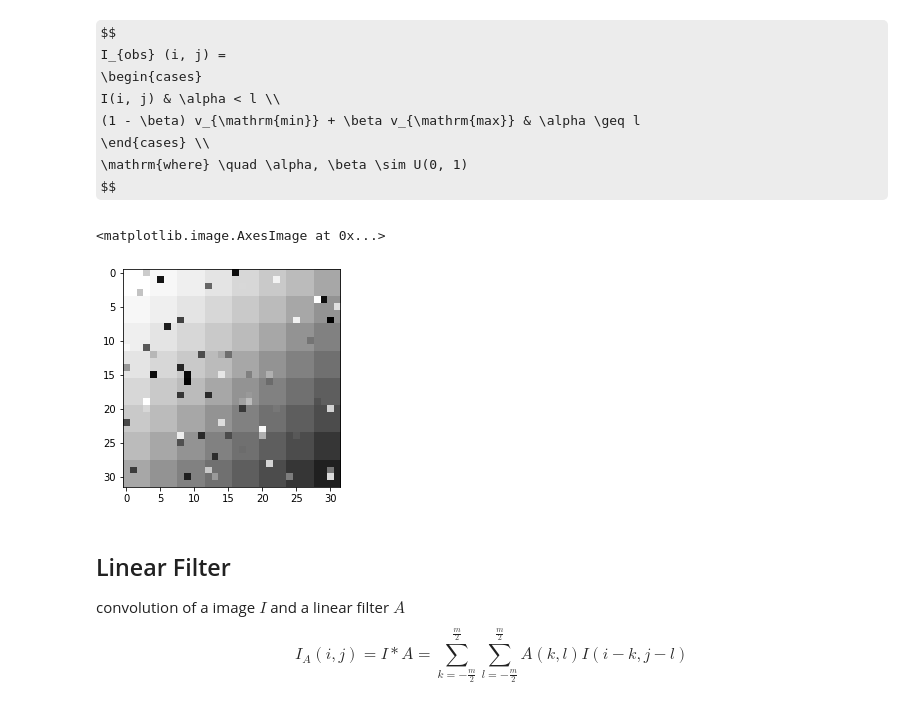
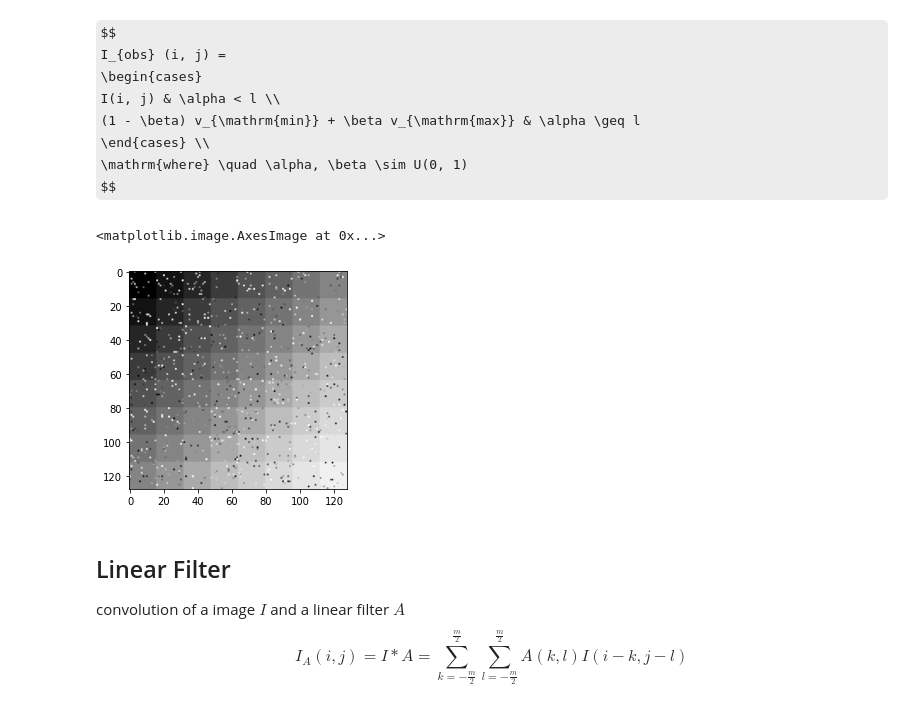
Before and after one commit to w-shimaya/image-processing-lec, a Jupyter notebook: filters.ipynb, the cells around one changed output. Cells and saved outputs as stored; diff of their text form; code cells hidden in the pictures; some formulas as TeX source.

```diff
--- a/filters.ipynb
+++ b/filters.ipynb
@@ -12,9 +15,6 @@ $$
 # %%
-import numpy as np
-import matplotlib.pyplot as plt
-
-orig_img = np.zeros((32, 32, 1))
+# prepare a sample image
+orig_img = np.zeros((128, 128, 1))
 for i in range(8):
     for j in range(8):
-        orig_img[i*4:(i+1)*4, j*4:(j+1)*4] = abs(i + j) / 16.
-plt.imshow(orig_img, cmap="Greys")
+        orig_img[i*16:(i+1)*16, j*16:(j+1)*16] = abs(i + j) / 16.
@@ -44,12 +48,13 @@ I_{obs} (i, j) =
 $$
 # %%
 # add impulsive noise
-impulsive_noise = np.where(np.random.uniform(size=(32, 32, 1)) < 0.95, orig_img, np.random.uniform(size=(32, 32, 1)))
+img_size = orig_img.shape
+impulsive_noise = np.where(np.random.uniform(size=img_size) < 0.95, orig_img, np.random.uniform(size=img_size))
 grid_impulsive = np.clip(impulsive_noise, 0., 1.)
-plt.imshow(grid_impulsive, cmap="Greys")
+plt.imshow(grid_impulsive, cmap="Greys_r")
 # %% [output]
 <matplotlib.image.AxesImage at 0x...>
-[figure, old version]
+[figure, new version]
 # %% [markdown]
 ## Linear Filter
 convolution of a image $I$ and a linear filter $A$
```
Also changed, not shown: parts of 26 cells of this notebook, 2 other files.
